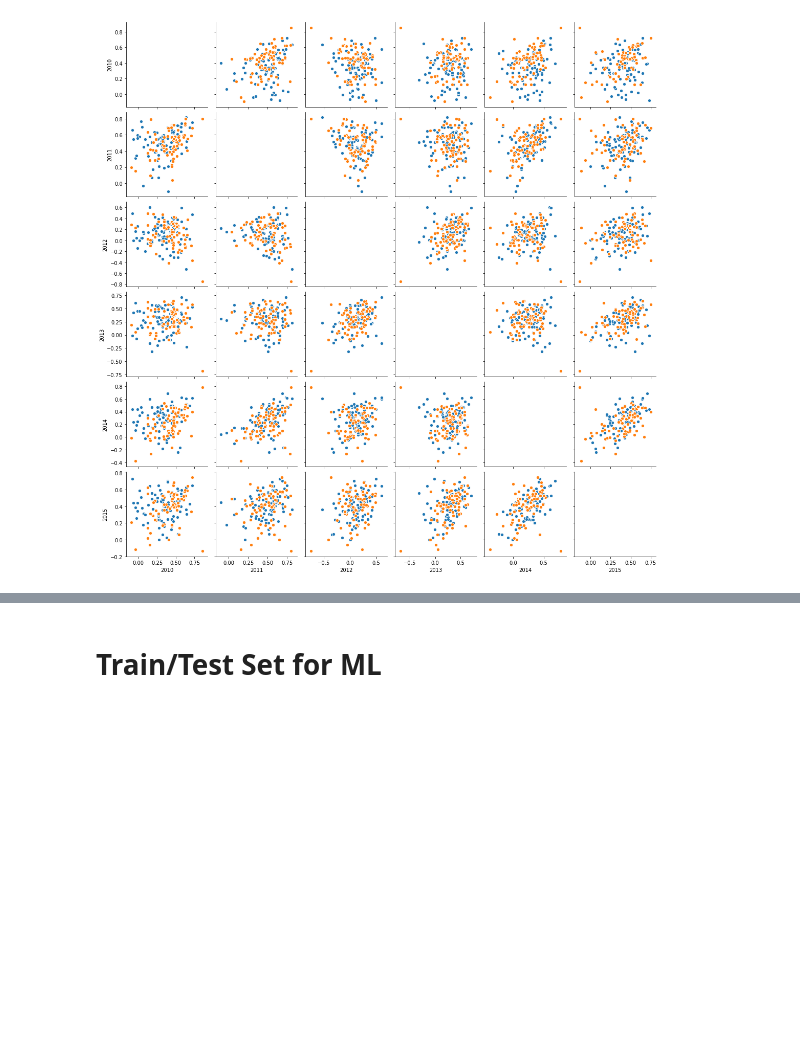
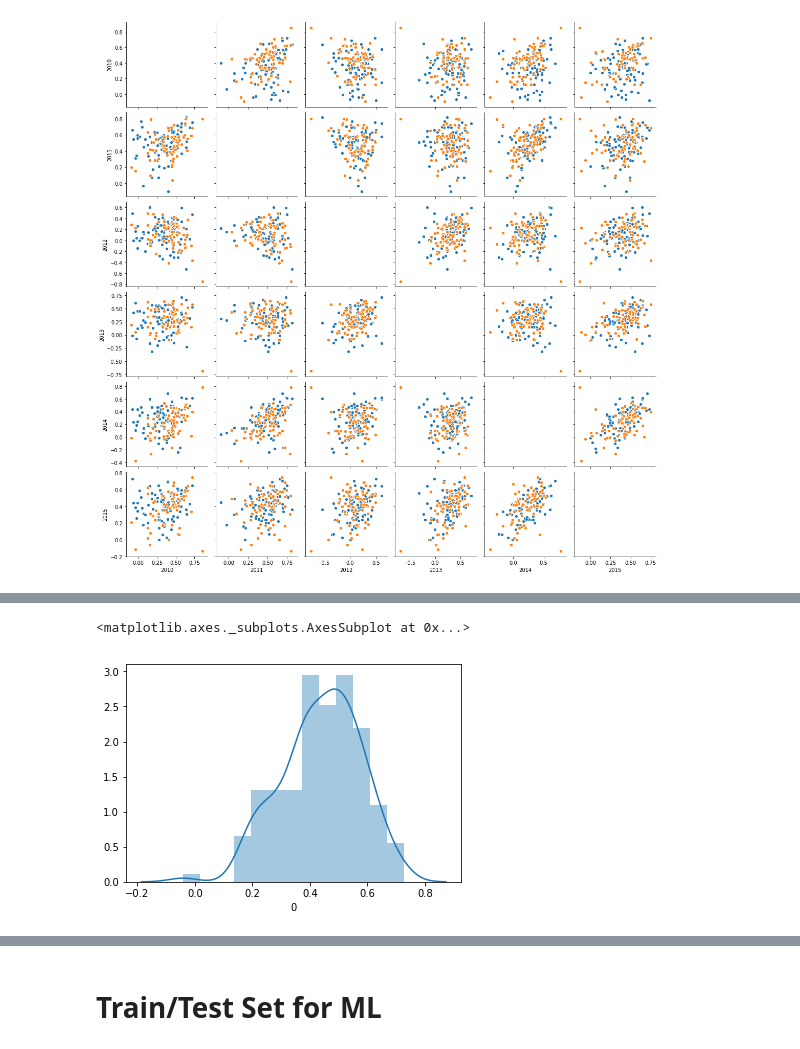
Before and after one commit to brainhack-school2020/tjays7_fmri, a Jupyter notebook: gender_fmri.ipynb, the cells around one changed output, grey strips where cells are left out. Drawn from its saved outputs; the diff is of its cells as text; code cells hidden in the pictures; blank space fills up the shorter version.

```diff
--- a/gender_fmri.ipynb
+++ b/gender_fmri.ipynb
@@ -313,0 +330,6 @@ plt.show()
+# %%
+Scaler = StandardScaler()
+Scaler.fit(df_features)
+scaled_features = Scaler.transform(df_features)
+df_scaled = pd.DataFrame(scaled_features)
+df_scaled.head()
@@ -313,0 +357,5 @@ plt.show()
+# %%
+sns.distplot(df_features[0])
+# %% [output]
+<matplotlib.axes._subplots.AxesSubplot at 0x...>
+[figure, added]
```
Also changed, not shown: parts of 35 cells of this notebook.
